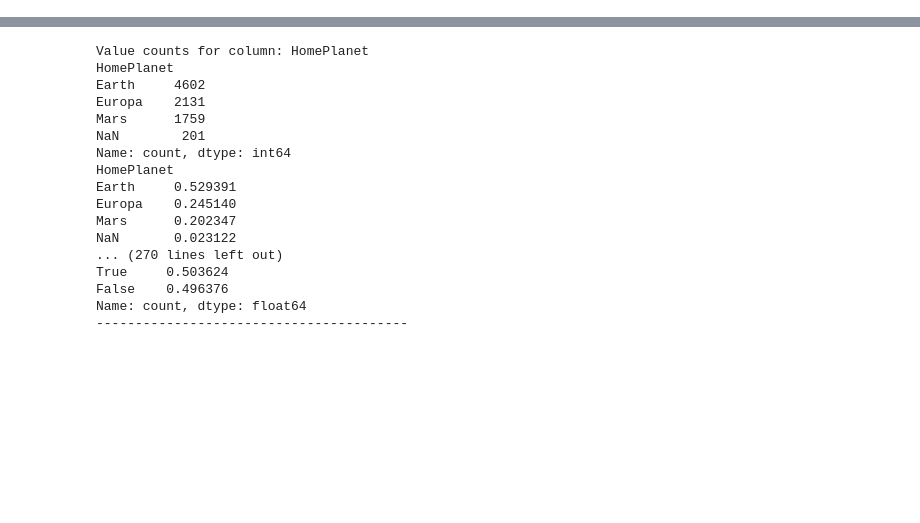
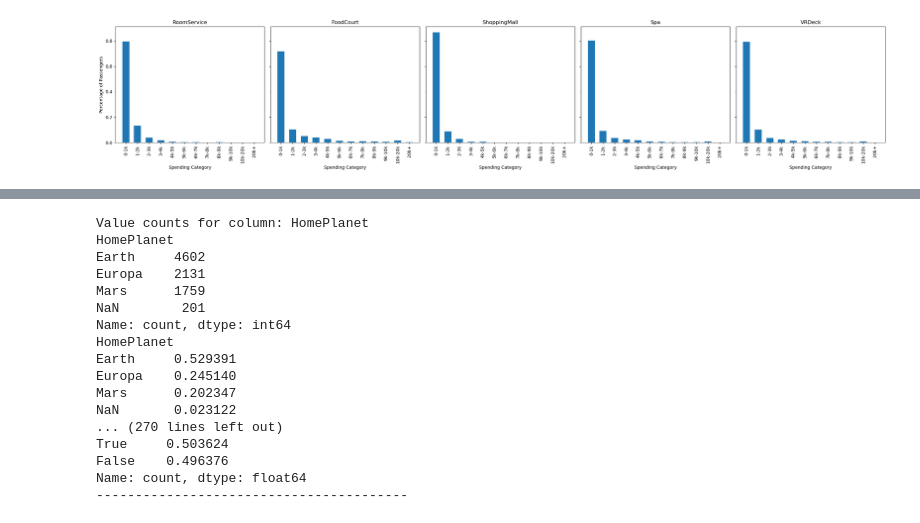
Before and after one commit to GeordieJones/kaggel_spaceship-titanic, a Jupyter notebook: third_model.ipynb, the cells around one changed output, grey strips where cells are left out. Drawn from its saved outputs; the diff is of its cells as text; code cells hidden in the pictures; blank space fills up the shorter version.

```diff
--- a/third_model.ipynb
+++ b/third_model.ipynb
@@ -36 +37,28 @@ Index(['PassengerId', 'HomePlanet', 'CryoSleep', 'Cabin', 'Destination', 'Age',
       dtype='object')
+# %%
+categories = ['RoomService', 'FoodCourt', 'ShoppingMall', 'Spa', 'VRDeck']
+
+bin_edges = [0,1000,2000,3000,4000,5000, 6000,7000,8000,9000,10000, 20000, float('inf')]
+bin_labels = ['0-1k', '1-2k','2-3k','3-4k','4k-5k','5k-6k','6k-7k','7k-8k', '8k-9k','9k-10k', '10k-20k', '20k+']
+
+fig, axes = plt.subplots(1, len(categories), figsize=(25, 5), sharey=True)
+
+for ax, col in zip(axes, categories):
+    # Bin the column
+    bin_col = pd.cut(train_df[col], bins=bin_edges, labels=bin_labels)
+
+    # Get percentages
+    bin_counts = bin_col.value_counts().sort_index()
+    bin_percentages = bin_counts / bin_counts.sum()
+
+    # Plot
+    ax.bar(bin_percentages.index.astype(str), bin_percentages.values, width=0.6)
+    ax.set_title(col)
+    ax.set_xticklabels(bin_percentages.index.astype(str), rotation=90)
+    ax.set_xlabel('Spending Category')
+
+axes[0].set_ylabel('Percentage of Passengers')
+plt.tight_layout()
+plt.show()
+# %% [output]
+[figure, added]
```
Also changed, not shown: parts of 12 cells of this notebook.
